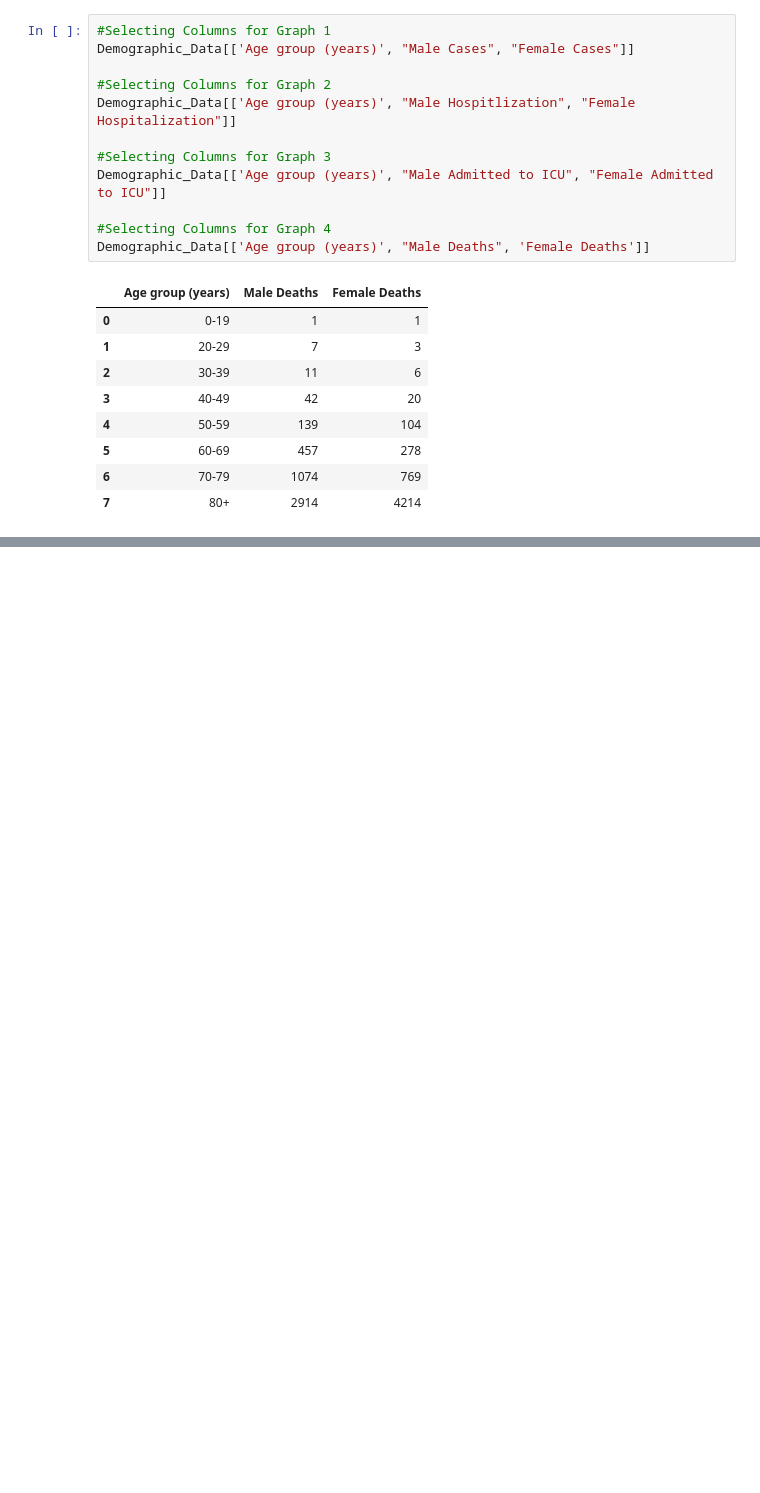
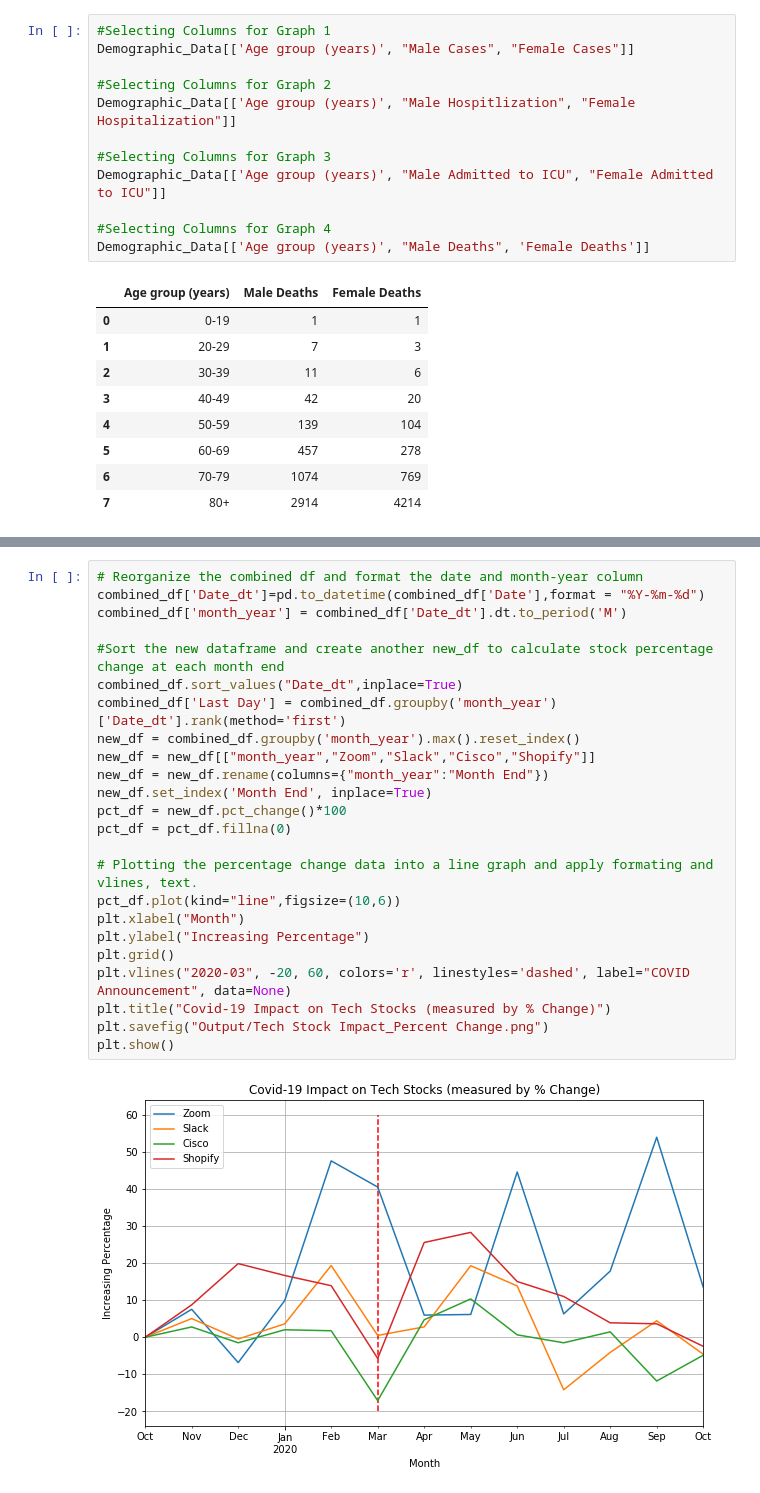
Before and after one commit to chenghaohan/Team_Anti-COVID_Project1, a Jupyter notebook: Data Exploration and Cleanup.ipynb, the cells around one changed output, grey strips where cells are left out. Cells and saved outputs as stored; diff of their text form; blank space fills up the shorter version.

```diff
--- a/Data Exploration and Cleanup.ipynb
+++ b/Data Exploration and Cleanup.ipynb
@@ -547,0 +628,26 @@ Demographic_Data[['Age group (years)', "Male Deaths", 'Female Deaths']]
+# %%
+# Reorganize the combined df and format the date and month-year column
+combined_df['Date_dt']=pd.to_datetime(combined_df['Date'],format = "%Y-%m-%d")
+combined_df['month_year'] = combined_df['Date_dt'].dt.to_period('M')
+
+#Sort the new dataframe and create another new_df to calculate stock percentage change at each month end
+combined_df.sort_values("Date_dt",inplace=True)
+combined_df['Last Day'] = combined_df.groupby('month_year')['Date_dt'].rank(method='first')
+new_df = combined_df.groupby('month_year').max().reset_index()
+new_df = new_df[["month_year","Zoom","Slack","Cisco","Shopify"]]
+new_df = new_df.rename(columns={"month_year":"Month End"})
+new_df.set_index('Month End', inplace=True)
+pct_df = new_df.pct_change()*100
+pct_df = pct_df.fillna(0)
+
+# Plotting the percentage change data into a line graph and apply formating and vlines, text.
+pct_df.plot(kind="line",figsize=(10,6))
+plt.xlabel("Month")
+plt.ylabel("Increasing Percentage")
+plt.grid()
+plt.vlines("2020-03", -20, 60, colors='r', linestyles='dashed', label="COVID Announcement", data=None)
+plt.title("Covid-19 Impact on Tech Stocks (measured by % Change)")
+plt.savefig("Output/Tech Stock Impact_Percent Change.png")
+plt.show()
+# %% [output]
+[figure, added]
```
Also changed, not shown: parts of 13 cells of this notebook, 3 other files.
